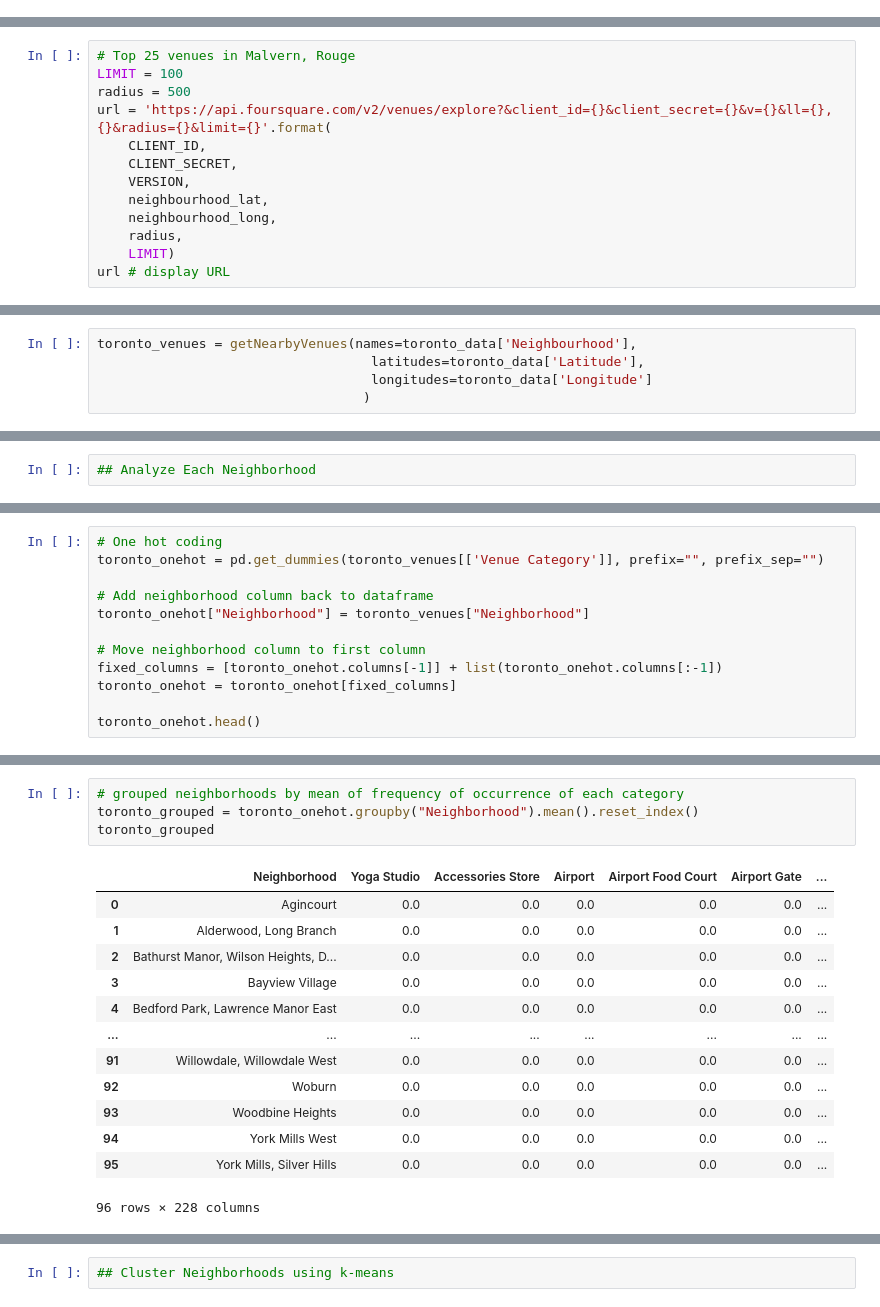
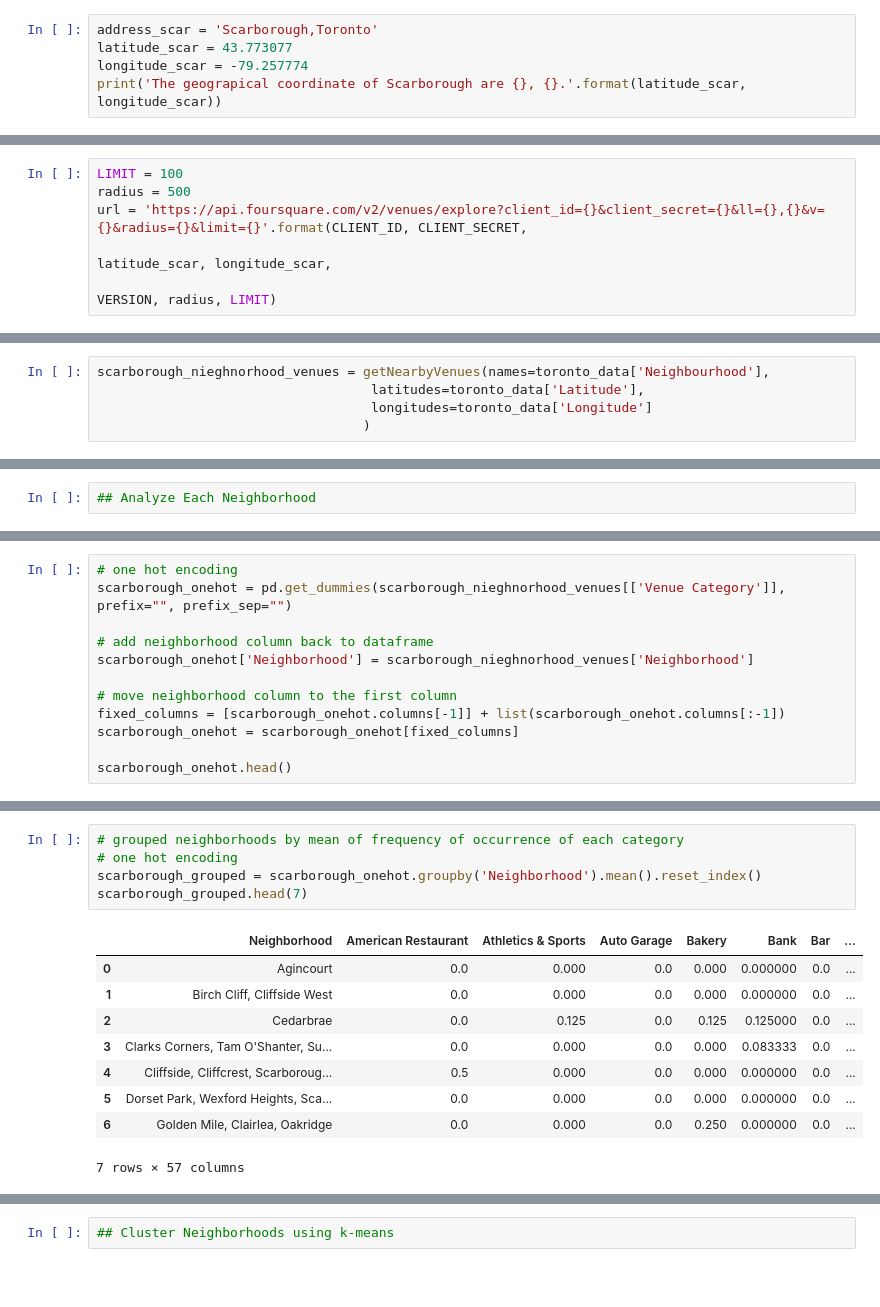
Before and after one commit to aaronwilliame/Coursera_Capstone, a Jupyter notebook: Week_3/Segmenting and Clustering Neighborhoods in Toronto.ipynb, the cells around one changed output, grey strips where cells are left out. Drawn from its saved outputs; the diff is of its cells as text; blank space fills up the shorter version.

```diff
--- a/Week_3/Segmenting and Clustering Neighborhoods in Toronto.ipynb
+++ b/Week_3/Segmenting and Clustering Neighborhoods in Toronto.ipynb
@@ -139,0 +154,5 @@ CLIENT_SECRET:4ILG5R1AX5H3JRJ3I5XGIOGB4EOZJBDRRSHQQKMH4NP344DE
+# %%
+address_scar = 'Scarborough,Toronto'
+latitude_scar = 43.773077
+longitude_scar = -79.257774
+print('The geograpical coordinate of Scarborough are {}, {}.'.format(latitude_scar, longitude_scar))
@@ -154,13 +195,6 @@ Latitude and longitude values of Malvern, Rouge are 43.806686299999996, -79.1943
 # %%
-# Top 25 venues in Malvern, Rouge
 LIMIT = 100
 radius = 500
-url = 'https://api.foursquare.com/v2/venues/explore?&client_id={}&client_secret={}&v={}&ll={},{}&radius={}&limit={}'.format(
-    CLIENT_ID,
-    CLIENT_SECRET,
-    VERSION,
-    neighbourhood_lat,
-    neighbourhood_long,
-    radius,
-    LIMIT)
-url # display URL
+url = 'https://api.foursquare.com/v2/venues/explore?client_id={}&client_secret={}&ll={},{}&v={}&radius={}&limit={}'.format(CLIENT_ID, CLIENT_SECRET,
+                                                                                                                           latitude_scar, longitude_scar,
+                                                                                                                           VERSION, radius, LIMIT)
@@ -269,5 +304,5 @@ def getNearbyVenues(names, latitudes, longitudes, radius=500):
 # %%
-toronto_venues = getNearbyVenues(names=toronto_data['Neighbourhood'],
+scarborough_nieghnorhood_venues = getNearbyVenues(names=toronto_data['Neighbourhood'],
                                    latitudes=toronto_data['Latitude'],
                                    longitudes=toronto_data['Longitude']
                                   )
@@ -329,13 +363,13 @@ There are 228 uniques categories.
 # %%
-# One hot coding
-toronto_onehot = pd.get_dummies(toronto_venues[['Venue Category']], prefix="", prefix_sep="")
+# one hot encoding
+scarborough_onehot = pd.get_dummies(scarborough_nieghnorhood_venues[['Venue Category']], prefix="", prefix_sep="")
 
-# Add neighborhood column back to dataframe
-toronto_onehot["Neighborhood"] = toronto_venues["Neighborhood"]
+# add neighborhood column back to dataframe
+scarborough_onehot['Neighborhood'] = scarborough_nieghnorhood_venues['Neighborhood']
 
-# Move neighborhood column to first column
-fixed_columns = [toronto_onehot.columns[-1]] + list(toronto_onehot.columns[:-1])
-toronto_onehot = toronto_onehot[fixed_columns]
+# move neighborhood column to the first column
+fixed_columns = [scarborough_onehot.columns[-1]] + list(scarborough_onehot.columns[:-1])
+scarborough_onehot = scarborough_onehot[fixed_columns]
 
-toronto_onehot.head()
+scarborough_onehot.head()
 # %% [output]
@@ -354,18 +383,15 @@ toronto_onehot.shape
 # %%
 # grouped neighborhoods by mean of frequency of occurrence of each category
-toronto_grouped = toronto_onehot.groupby("Neighborhood").mean().reset_index()
-toronto_grouped
+# one hot encoding
+scarborough_grouped = scarborough_onehot.groupby('Neighborhood').mean().reset_index()
+scarborough_grouped.head(7)
 # %% [output]
-|  | Neighborhood | Yoga Studio | Accessories Store | Airport | Airport Food Court | Airport Gate | ... |
-| 0 | Agincourt | 0.0 | 0.0 | 0.0 | 0.0 | 0.0 | ... |
-| 1 | Alderwood, Long Branch | 0.0 | 0.0 | 0.0 | 0.0 | 0.0 | ... |
-| 2 | Bathurst Manor, Wilson Heights, D... | 0.0 | 0.0 | 0.0 | 0.0 | 0.0 | ... |
-| 3 | Bayview Village | 0.0 | 0.0 | 0.0 | 0.0 | 0.0 | ... |
-| 4 | Bedford Park, Lawrence Manor East | 0.0 | 0.0 | 0.0 | 0.0 | 0.0 | ... |
-| ... | ... | ... | ... | ... | ... | ... | ... |
-| 91 | Willowdale, Willowdale West | 0.0 | 0.0 | 0.0 | 0.0 | 0.0 | ... |
-| 92 | Woburn | 0.0 | 0.0 | 0.0 | 0.0 | 0.0 | ... |
-| 93 | Woodbine Heights | 0.0 | 0.0 | 0.0 | 0.0 | 0.0 | ... |
-| 94 | York Mills West | 0.0 | 0.0 | 0.0 | 0.0 | 0.0 | ... |
-| 95 | York Mills, Silver Hills | 0.0 | 0.0 | 0.0 | 0.0 | 0.0 | ... |
+|  | Neighborhood | American Restaurant | Athletics & Sports | Auto Garage | Bakery | Bank | Bar | ... |
+| 0 | Agincourt | 0.0 | 0.000 | 0.0 | 0.000 | 0.000000 | 0.0 | ... |
+| 1 | Birch Cliff, Cliffside West | 0.0 | 0.000 | 0.0 | 0.000 | 0.000000 | 0.0 | ... |
+| 2 | Cedarbrae | 0.0 | 0.125 | 0.0 | 0.125 | 0.125000 | 0.0 | ... |
+| 3 | Clarks Corners, Tam O'Shanter, Su... | 0.0 | 0.000 | 0.0 | 0.000 | 0.083333 | 0.0 | ... |
+| 4 | Cliffside, Cliffcrest, Scarboroug... | 0.5 | 0.000 | 0.0 | 0.000 | 0.000000 | 0.0 | ... |
+| 5 | Dorset Park, Wexford Heights, Sca... | 0.0 | 0.000 | 0.0 | 0.000 | 0.000000 | 0.0 | ... |
+| 6 | Golden Mile, Clairlea, Oakridge | 0.0 | 0.000 | 0.0 | 0.250 | 0.000000 | 0.0 | ... |
-96 rows × 228 columns
+7 rows × 57 columns
```
Also changed, not shown: parts of 56 cells of this notebook.
